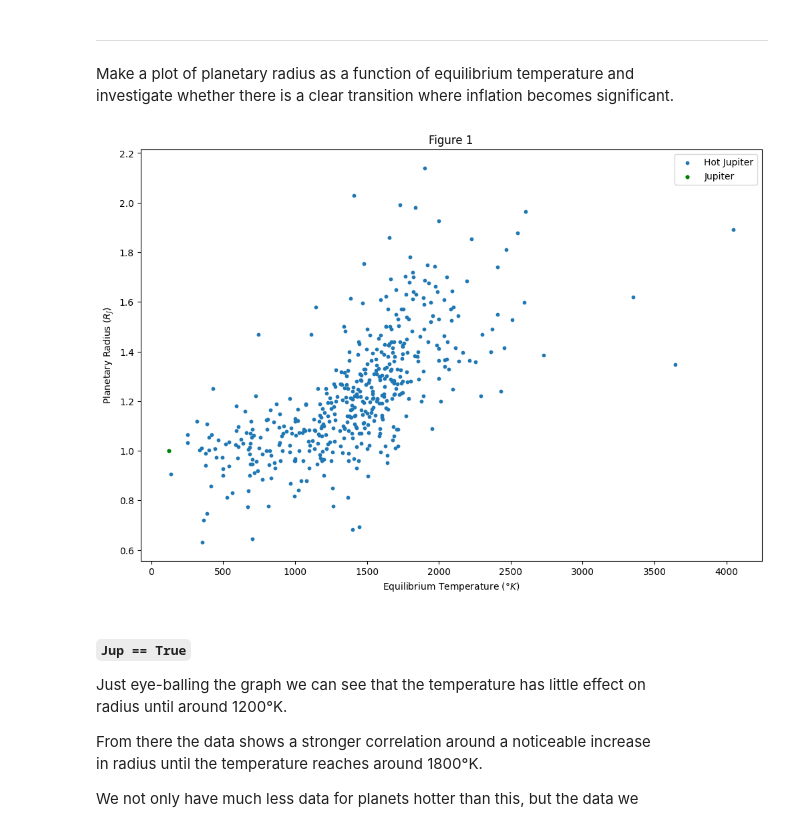
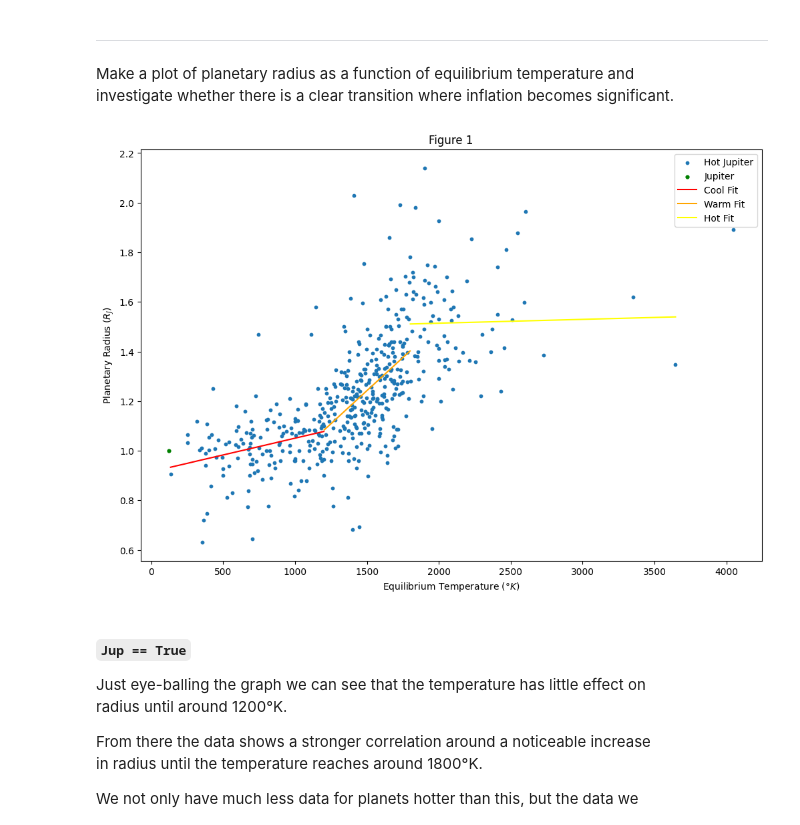
Before and after one commit to Macauley-Jones/PHYS2116_Comp_Assignment, a Jupyter notebook: Computational Assignment.ipynb, the cells around one changed output. Cells and saved outputs as stored; diff of their text form; code cells hidden in the pictures.

```diff
--- a/Computational Assignment.ipynb
+++ b/Computational Assignment.ipynb
@@ -220,11 +220,11 @@ def plot_legend(xaxis, yaxis, xname, yname, Jup, Fits, n):
     plt.legend() # Displays a legend for clarity
     plt.show() # Displays the fully constructed graph
 # %%
-plot_legend(temps, radii, "Equilibrium Temperature ($°K$)", "Planetary Radius ($R_{J}$)", True, False, 1)
+plot_legend(temps, radii, "Equilibrium Temperature ($°K$)", "Planetary Radius ($R_{J}$)", True, True, 1)
 
 # Whatever is between $ symbols uses LaTex formatting, here it's for the subscript
 # %% [output]
-[figure, old version]
+[figure, new version]
 # %% [markdown]
 ##### `Jup == True`
 
```
